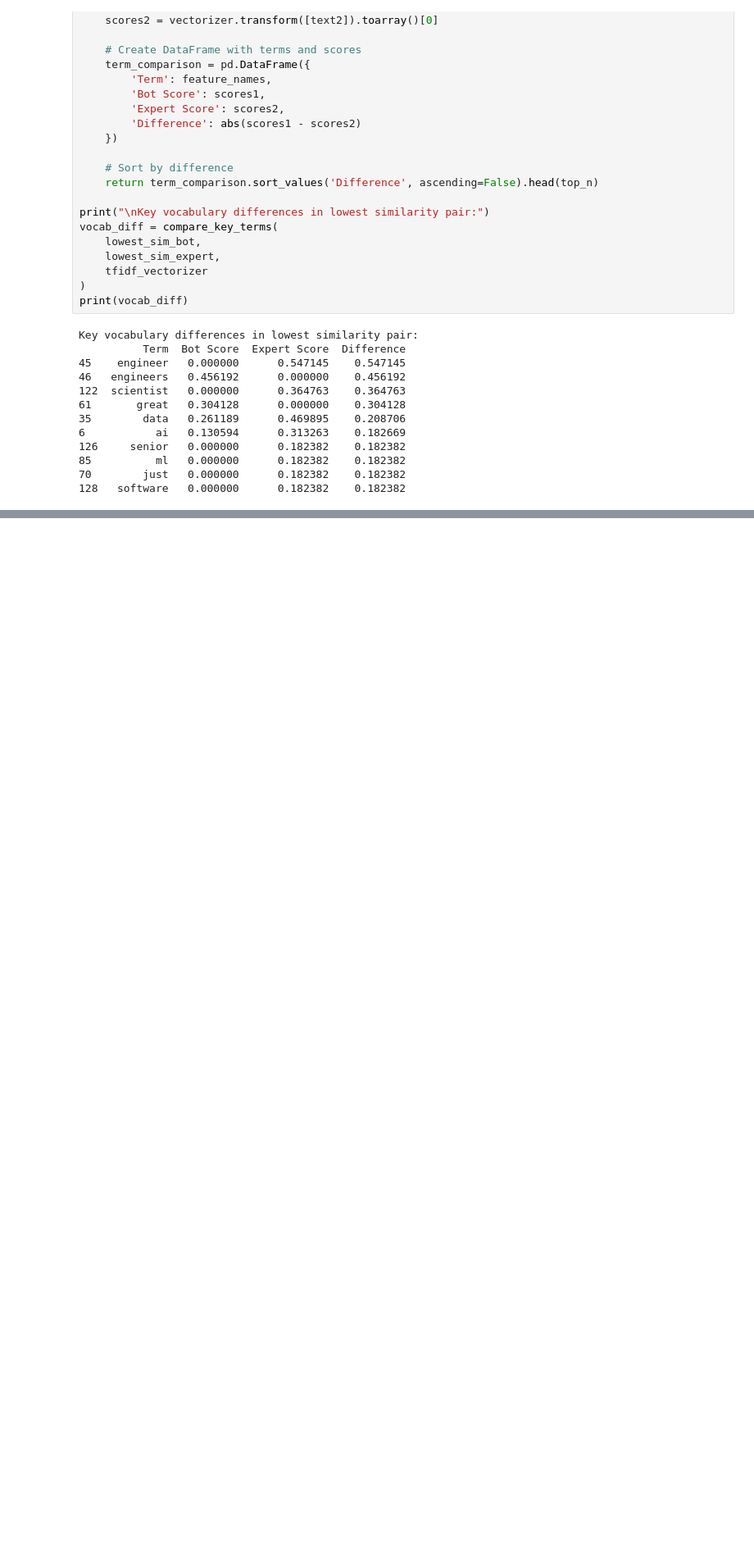
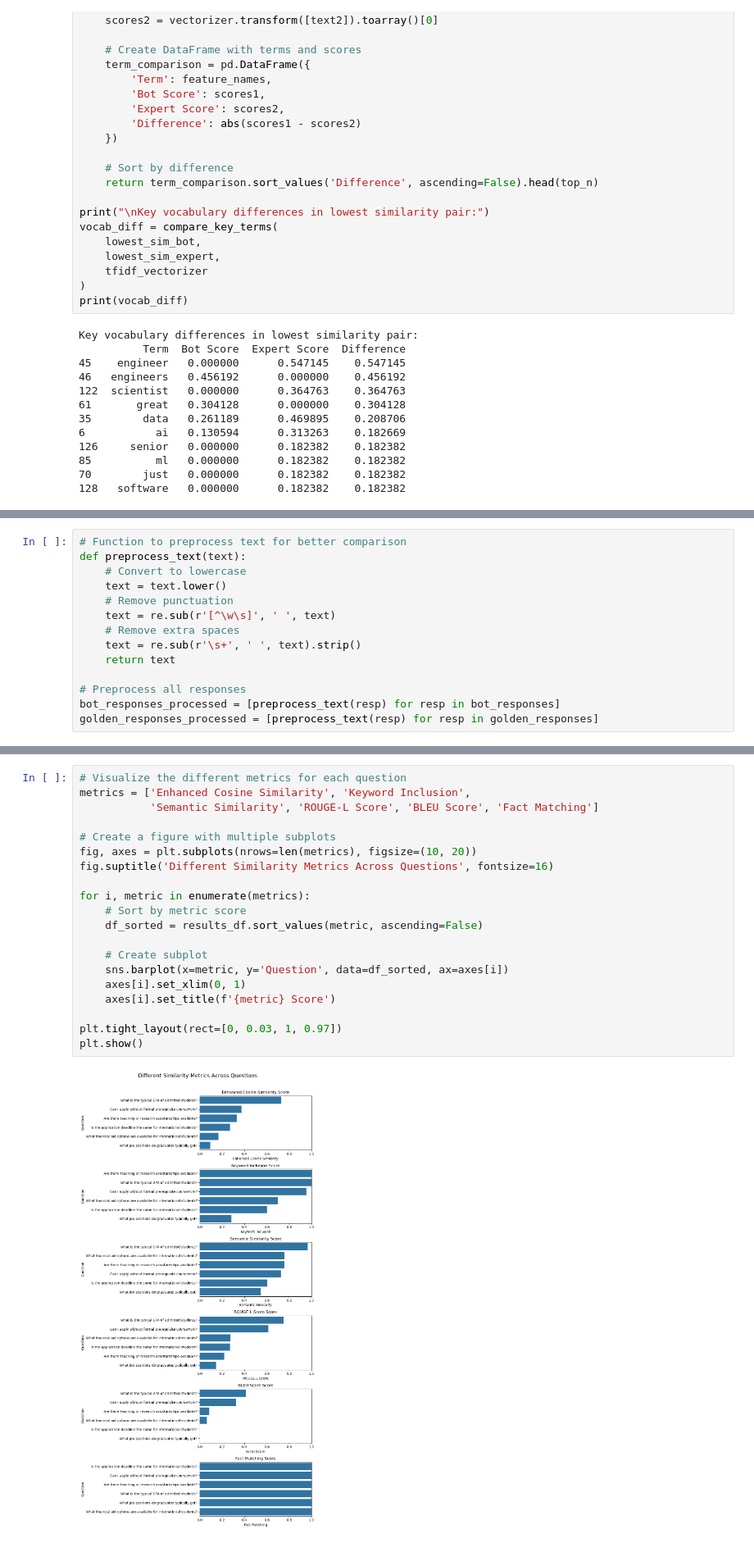
Before and after one commit to aavalose/msds_chat_v2, a Jupyter notebook: similarity-analysis.ipynb, the cells around one changed output, grey strips where cells are left out. Shown at 82% size. Cells and saved outputs as stored; diff of their text form; blank space fills up the shorter version.

Commit message:
adding metrics

```diff
--- a/similarity-analysis.ipynb
+++ b/similarity-analysis.ipynb
@@ -148,0 +206,14 @@ Key vocabulary differences in lowest similarity pair:
+# %%
+# Function to preprocess text for better comparison
+def preprocess_text(text):
+    # Convert to lowercase
+    text = text.lower()
+    # Remove punctuation
+    text = re.sub(r'[^\w\s]', ' ', text)
+    # Remove extra spaces
+    text = re.sub(r'\s+', ' ', text).strip()
+    return text
+
+# Preprocess all responses
+bot_responses_processed = [preprocess_text(resp) for resp in bot_responses]
+golden_responses_processed = [preprocess_text(resp) for resp in golden_responses]
@@ -148,0 +378,22 @@ Key vocabulary differences in lowest similarity pair:
+# %%
+# Visualize the different metrics for each question
+metrics = ['Enhanced Cosine Similarity', 'Keyword Inclusion',
+           'Semantic Similarity', 'ROUGE-L Score', 'BLEU Score', 'Fact Matching']
+
+# Create a figure with multiple subplots
+fig, axes = plt.subplots(nrows=len(metrics), figsize=(10, 20))
+fig.suptitle('Different Similarity Metrics Across Questions', fontsize=16)
+
+for i, metric in enumerate(metrics):
+    # Sort by metric score
+    df_sorted = results_df.sort_values(metric, ascending=False)
+
+    # Create subplot
+    sns.barplot(x=metric, y='Question', data=df_sorted, ax=axes[i])
+    axes[i].set_xlim(0, 1)
+    axes[i].set_title(f'{metric} Score')
+
+plt.tight_layout(rect=[0, 0.03, 1, 0.97])
+plt.show()
+# %% [output]
+[figure, added]
```
Also changed, not shown: parts of 7 cells of this notebook.
